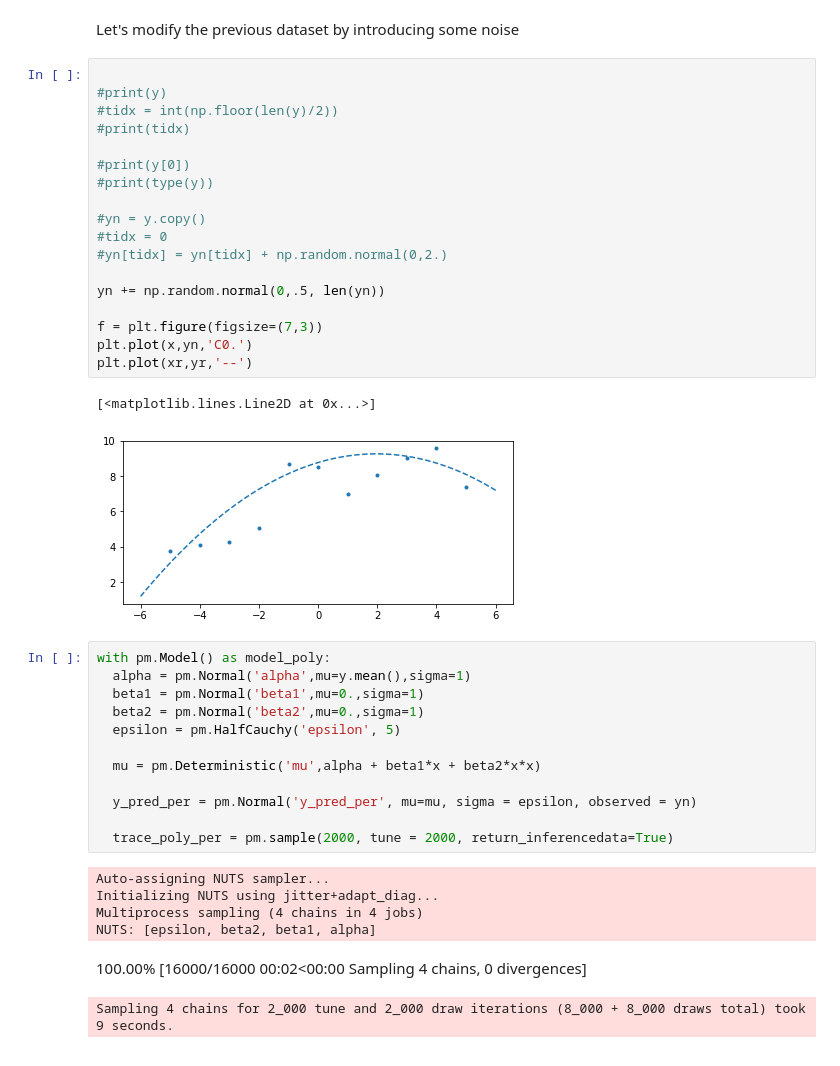
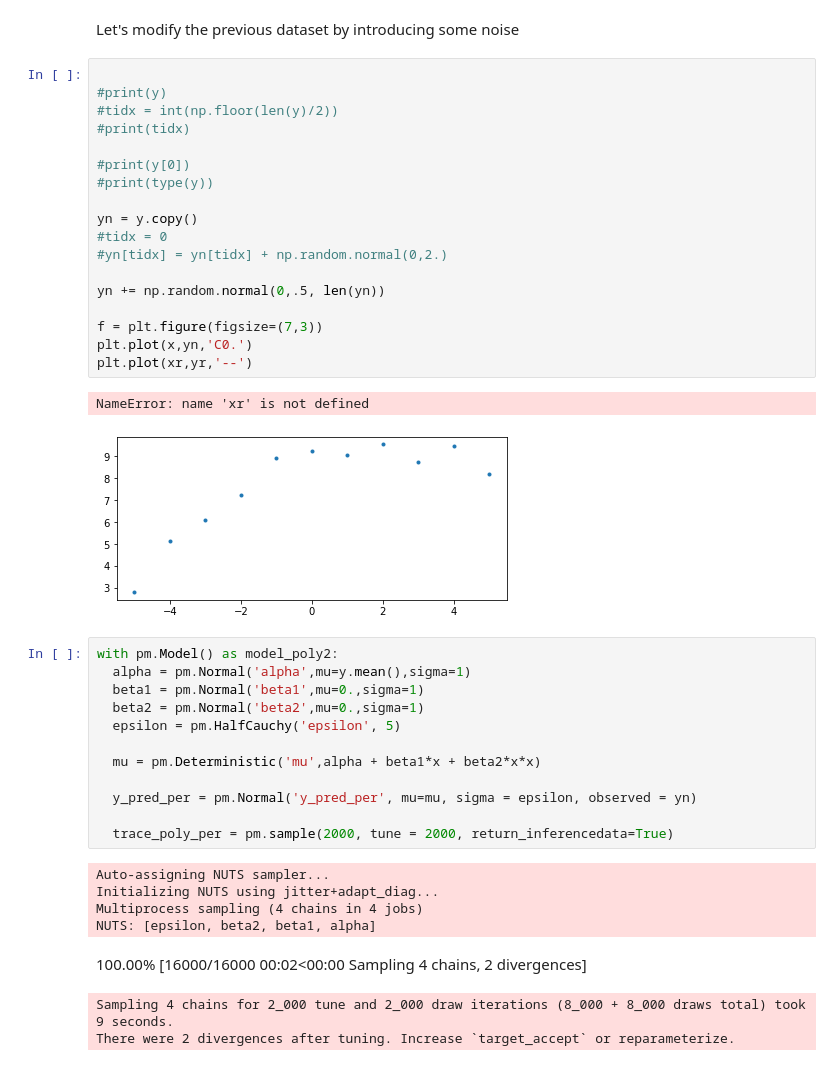
Before and after one commit to cfteach/brds, a Jupyter notebook: notebooks/mod2_part2_Bayesian_Polynomial_Regression.ipynb, the cells around one changed output. Drawn from its saved outputs; the diff is of its cells as text.

Commit message:
update poly notebook

```diff
--- a/notebooks/mod2_part2_Bayesian_Polynomial_Regression.ipynb
+++ b/notebooks/mod2_part2_Bayesian_Polynomial_Regression.ipynb
@@ -119,26 +69,26 @@ Let's modify the previous dataset by introducing some noise
 # %%
 
 #print(y)
 #tidx = int(np.floor(len(y)/2))
 #print(tidx)
 
 #print(y[0])
 #print(type(y))
 
-#yn = y.copy()
+yn = y.copy()
 #tidx = 0
 #yn[tidx] = yn[tidx] + np.random.normal(0,2.)
 
 yn += np.random.normal(0,.5, len(yn))
 
 f = plt.figure(figsize=(7,3))
 plt.plot(x,yn,'C0.')
 plt.plot(xr,yr,'--')
 # %% [output]
-[<matplotlib.lines.Line2D at 0x...>]
+NameError: name 'xr' is not defined
-[figure, old version]
+[figure, new version]
 # %%
-with pm.Model() as model_poly:
+with pm.Model() as model_poly2:
   alpha = pm.Normal('alpha',mu=y.mean(),sigma=1)
   beta1 = pm.Normal('beta1',mu=0.,sigma=1)
   beta2 = pm.Normal('beta2',mu=0.,sigma=1)
@@ -154,8 +104,9 @@ Auto-assigning NUTS sampler...
 Initializing NUTS using jitter+adapt_diag...
 Multiprocess sampling (4 chains in 4 jobs)
 NUTS: [epsilon, beta2, beta1, alpha]
-100.00% [16000/16000 00:02<00:00 Sampling 4 chains, 0 divergences]
+100.00% [16000/16000 00:02<00:00 Sampling 4 chains, 2 divergences]
 Sampling 4 chains for 2_000 tune and 2_000 draw iterations (8_000 + 8_000 draws total) took 9 seconds.
+There were 2 divergences after tuning. Increase `target_accept` or reparameterize.
 # %%
 az.plot_trace(trace_poly_per)
 # %% [output]
```
Also changed, not shown: parts of 12 cells of this notebook.
